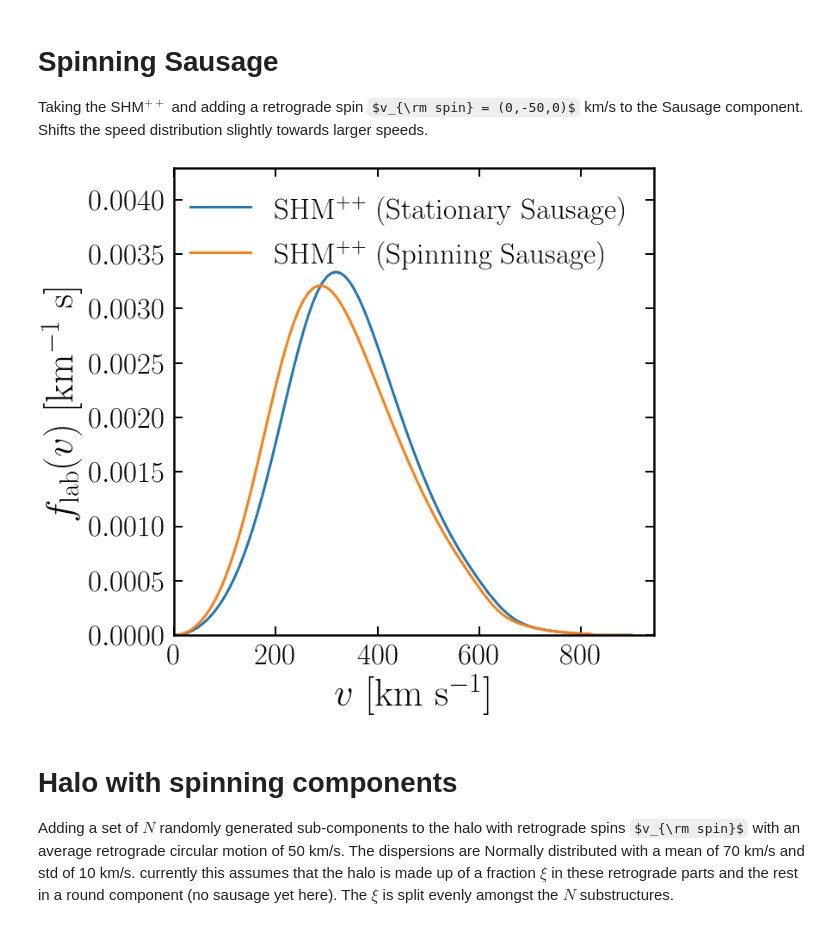
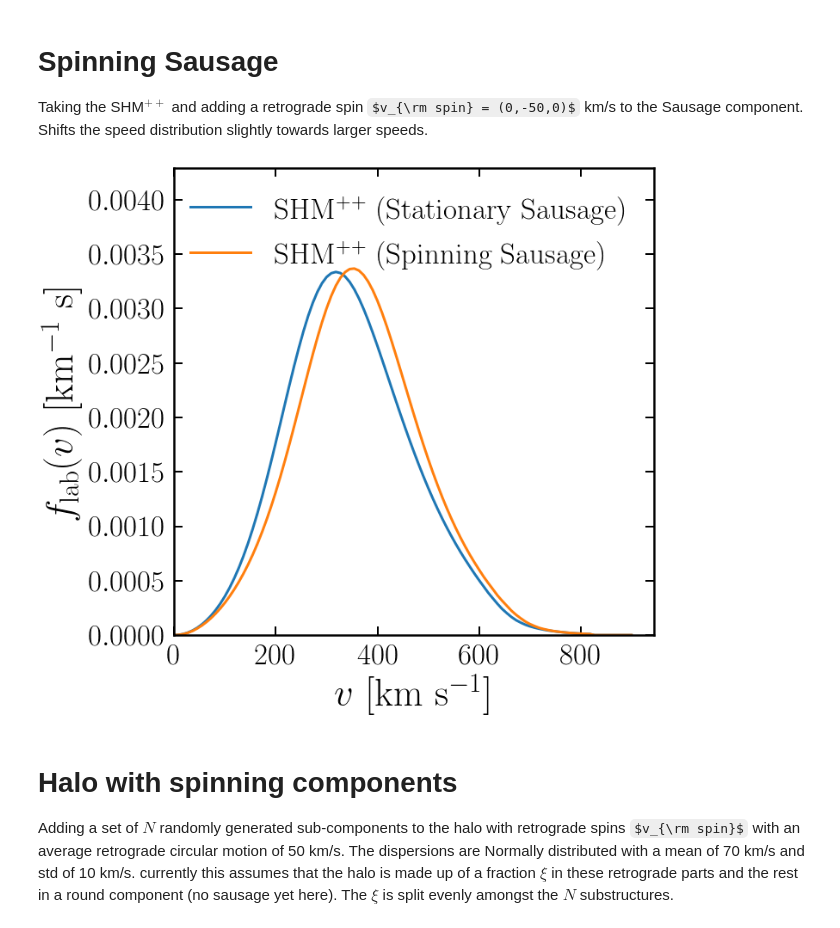
Before and after one commit to cajohare/DarkShards, a Jupyter notebook: code/PlotExamples.ipynb, the cells around one changed output. Cells and saved outputs as stored; diff of their text form; code cells hidden in the pictures; some formulas as TeX source.

```diff
--- a/code/PlotExamples.ipynb
+++ b/code/PlotExamples.ipynb
@@ -36,35 +36,35 @@ beta = HaloModel.SausageBeta
 v_lab = array([0,HaloModel.RotationSpeed,0]) + HaloModel.PeculiarVelocity
 
 # Spin of sausage
 v_spin = array([0.0,-50.0,0.0])
 
 # Speed distributions
 fv_Iso = SpeedDist_Isotropic(v,v_lab,v0,v_esc)
 fv_Saus = SpeedDist_Triaxial(v,v_lab,beta,v0,v_esc)
-fv_Saus_Spun = SpeedDist_Triaxial(v,v_lab+v_spin,beta,v0,v_esc)
+fv_Saus_Spun = SpeedDist_Triaxial(v,v_lab-v_spin,beta,v0,v_esc)
 
 # Combine speed distributions in plot
 eta = 0.5
 plt.plot(v,fv_Iso*(1-eta)+fv_Saus*eta,linewidth=3,label=r'SHM$^{++}$ (Stationary Sausage)')
 plt.plot(v,fv_Iso*(1-eta)+fv_Saus_Spun*eta,linewidth=3,label=r'SHM$^{++}$ (Spinning Sausage)')
 
 # Plot fiddling
 ax.set_xlim(left=0.0)
 ax.set_ylim(bottom=0.0,top=max(fv_Iso)*1.5)
 ax.tick_params(which='major',direction='in',width=2,length=10,right=True,top=True,pad=10)
 ax.tick_params(which='minor',direction='in',width=1,length=7,right=True,top=True)
 plt.xticks(fontsize=35)
 plt.yticks(fontsize=35)
 plt.xlabel(r"$v$ [km s$^{-1}$]",fontsize=45);
 plt.ylabel(r"$f_{\rm lab}(v)$ [km$^{-1}$ s]",fontsize=45);
 plt.legend(fontsize=35,frameon=False,loc='upper right')
 
 # Save figure
 plt.show()
 fig.savefig('../plots/'+pltname+'.pdf',bbox_inches='tight')
 fig.savefig('../plots/plots_png/'+pltname+'.png',bbox_inches='tight')
 # %% [output]
-[figure, old version]
+[figure, new version]
 # %% [markdown]
 # Halo with spinning components
 Adding a set of $N$ randomly generated sub-components to the halo with retrograde spins $v_{\rm spin}$ with an average retrograde circular motion of 50 km/s. The dispersions are Normally distributed with a mean of 70 km/s and std of 10 km/s. currently this assumes that the halo is made up of a fraction $\xi$ in these retrograde parts and the rest in a round component (no sausage yet here). The $\xi$ is split evenly amongst the $N$ substructures.
```
